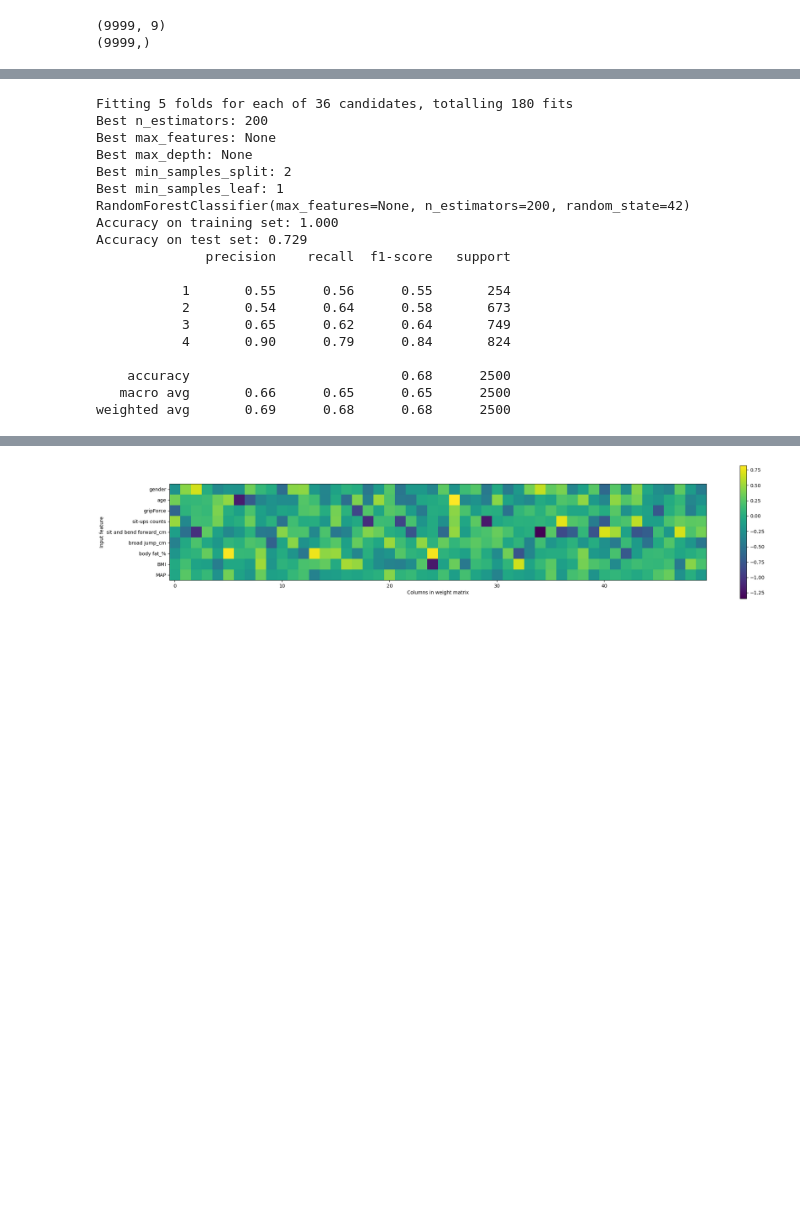
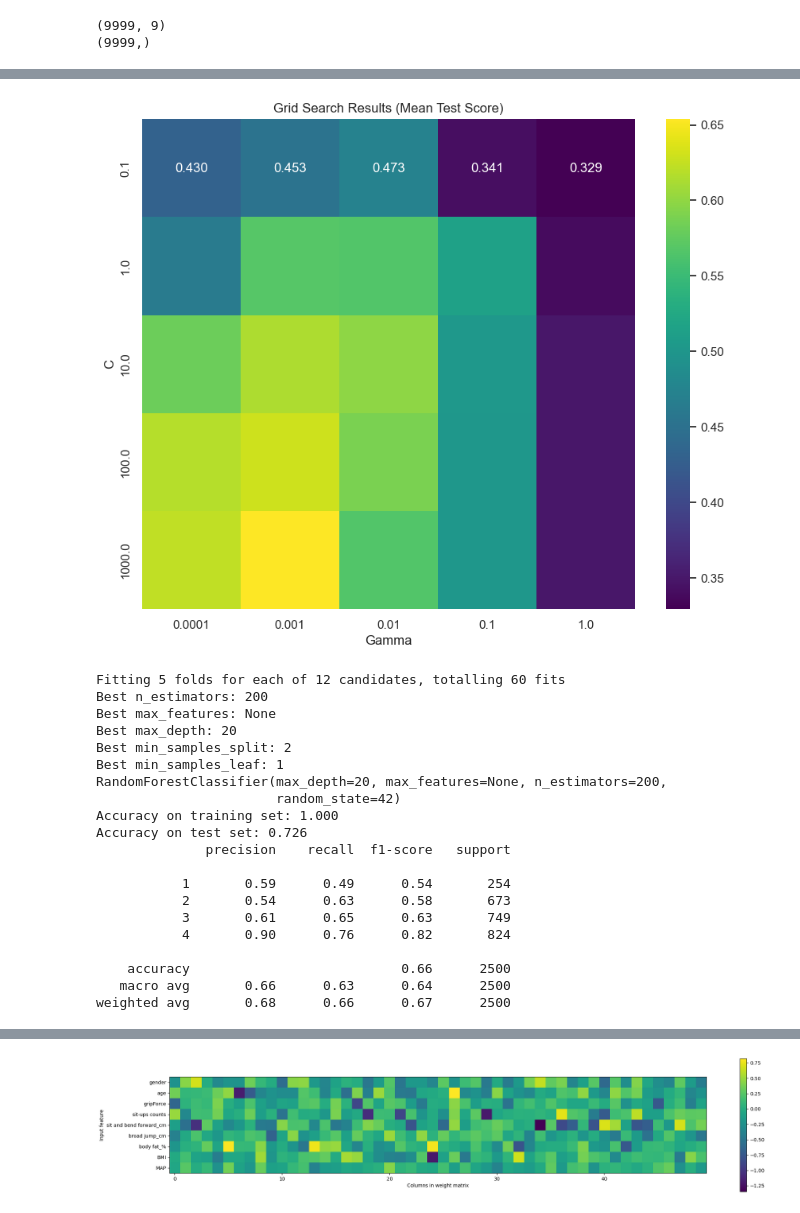
Before and after one commit to Yingjie2004422/help-I_need_help, a Jupyter notebook: CW4.ipynb, the cells around one changed output, grey strips where cells are left out. Saved outputs shown, nothing was run; the diff lists cells and outputs as text; code cells hidden in the pictures; blank space fills up the shorter version.

```diff
--- a/CW4.ipynb
+++ b/CW4.ipynb
@@ -471,52 +497,71 @@ weighted avg       0.69      0.68      0.68      2500
+# %%
+results = pd.DataFrame(grid.cv_results_)
+# Pivot table for heatmap (mean test score)
+pivot_table = results.pivot_table(
+    index="param_C",
+    columns="param_gamma",
+    values="mean_test_score"
+)
+
+# Plot the heatmap
+plt.figure(figsize=(10, 8))
+sb.heatmap(pivot_table, annot=True, fmt=".3f", cmap="viridis")
+plt.title("Grid Search Results (Mean Test Score)")
+plt.xlabel("Gamma")
+plt.ylabel("C")
+plt.show()
+# %% [output]
+[figure, added]
 # %%
 pipe = Pipeline([('random_forest', RandomForestClassifier(random_state=42))])
 parameters = {
     'random_forest__n_estimators': [50, 100, 200],
-    'random_forest__max_features': ['sqrt', 'log2', None],
+    'random_forest__max_features': [None],
     'random_forest__max_depth': [None, 10, 20, 30]
 }
 
 
-clf_GS = GridSearchCV(pipe, parameters, cv=stratified_kfold, scoring='f1_micro', verbose=1, n_jobs=-1)
+clf_GS1 = GridSearchCV(pipe, parameters, cv=stratified_kfold, scoring='f1_micro', verbose=1, n_jobs=-1)
 
-clf_GS.fit(X_train, y_train)
+clf_GS1.fit(X_train, y_train)
 
 # Output the best parameters and estimator
-print('Best n_estimators:', clf_GS.best_estimator_.get_params()['random_forest__n_estimators'])
-print('Best max_features:', clf_GS.best_estimator_.get_params()['random_forest__max_features'])
-print('Best max_depth:', clf_GS.best_estimator_.get_params()['random_forest__max_depth'])
-print('Best min_samples_split:', clf_GS.best_estimator_.get_params()['random_forest__min_samples_split'])
-print('Best min_samples_leaf:', clf_GS.best_estimator_.get_params()['random_forest__min_samples_leaf'])
-print(clf_GS.best_estimator_.get_params()['random_forest'])
+print('Best n_estimators:', clf_GS1.best_estimator_.get_params()['random_forest__n_estimators'])
+print('Best max_features:', clf_GS1.best_estimator_.get_params()['random_forest__max_features'])
+print('Best max_depth:', clf_GS1.best_estimator_.get_params()['random_forest__max_depth'])
+print('Best min_samples_split:', clf_GS1.best_estimator_.get_params()['random_forest__min_samples_split'])
+print('Best min_samples_leaf:', clf_GS1.best_estimator_.get_params()['random_forest__min_samples_leaf'])
+print(clf_GS1.best_estimator_.get_params()['random_forest'])
 
 # Calculate accuracy on the training set
-train_accuracy = clf_GS.best_estimator_.score(X_train, y_train)
+train_accuracy = clf_GS1.best_estimator_.score(X_train, y_train)
 print("Accuracy on training set: {:.3f}".format(train_accuracy))
 
 # Calculate accuracy on the test set
-test_accuracy = clf_GS.best_estimator_.score(X_test, y_test)
+test_accuracy = clf_GS1.best_estimator_.score(X_test, y_test)
 print("Accuracy on test set: {:.3f}".format(test_accuracy))
 
 grid_predictions = grid.predict(X_test)
 print(classification_report(y_test, grid_predictions))
 # %% [output]
-Fitting 5 folds for each of 36 candidates, totalling 180 fits
+Fitting 5 folds for each of 12 candidates, totalling 60 fits
 Best n_estimators: 200
 Best max_features: None
-Best max_depth: None
+Best max_depth: 20
 Best min_samples_split: 2
 Best min_samples_leaf: 1
-RandomForestClassifier(max_features=None, n_estimators=200, random_state=42)
+RandomForestClassifier(max_depth=20, max_features=None, n_estimators=200,
+                       random_state=42)
 Accuracy on training set: 1.000
-Accuracy on test set: 0.729
+Accuracy on test set: 0.726
               precision    recall  f1-score   support
 
-           1       0.55      0.56      0.55       254
-           2       0.54      0.64      0.58       673
-           3       0.65      0.62      0.64       749
-           4       0.90      0.79      0.84       824
+           1       0.59      0.49      0.54       254
+           2       0.54      0.63      0.58       673
+           3       0.61      0.65      0.63       749
+           4       0.90      0.76      0.82       824
 
-    accuracy                           0.68      2500
-   macro avg       0.66      0.65      0.65      2500
-weighted avg       0.69      0.68      0.68      2500
+    accuracy                           0.66      2500
+   macro avg       0.66      0.63      0.64      2500
+weighted avg       0.68      0.66      0.67      2500
 # %%
```
Also changed, not shown: parts of 12 cells of this notebook.
